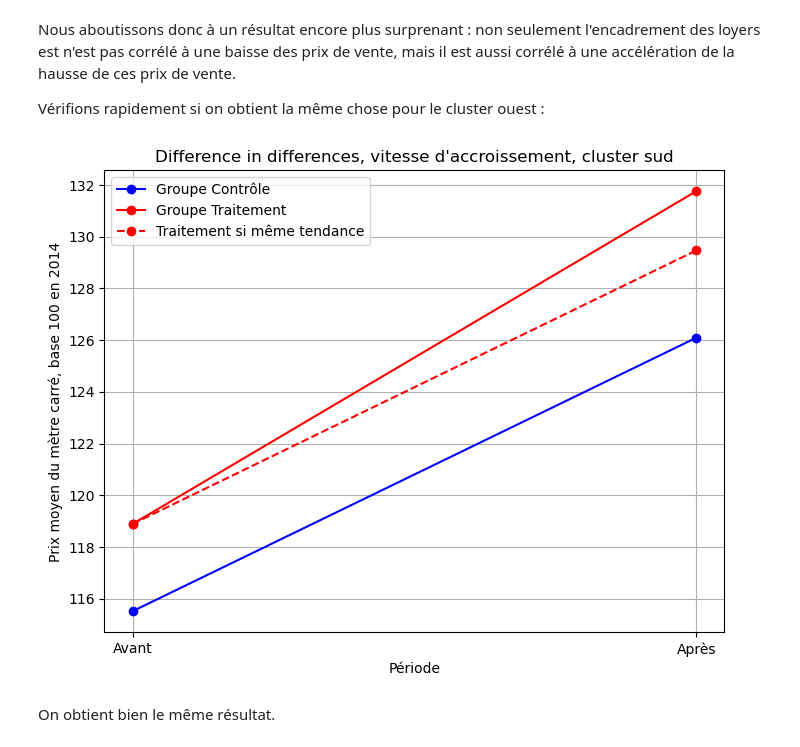
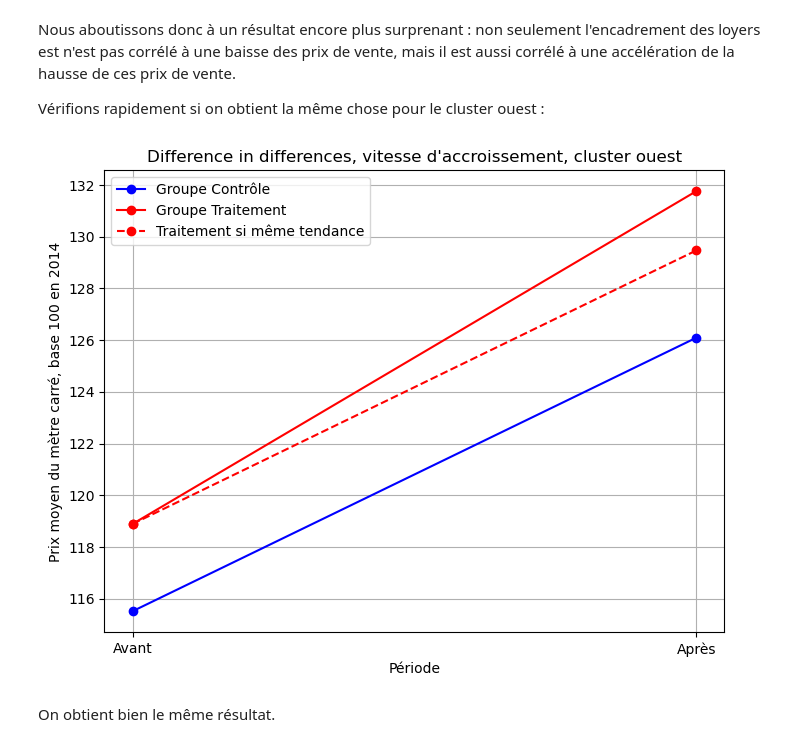
Before and after one commit to CaroLebrun/projet-python-2A, a Jupyter notebook: main.ipynb, the cells around one changed output. Drawn from its saved outputs; the diff is of its cells as text; code cells hidden in the pictures.

```diff
--- a/main.ipynb
+++ b/main.ipynb
@@ -973,11 +973,6 @@ See the caveats in the documentation: https://pandas.pydata.org/pandas-docs/stab
 # %% [markdown]
 On sépare nos observations selon qu'elles sont avant ou après le 1 juillet 2019, date de l'entrée en vigueur de l'encadrement des loyers. Puis on calcule les valeurs de notre variable d'intérêt pour le groupe contrôle avant et après traitement.
 # %%
-cutoff_date = pd.to_datetime("2019-07-01")
-
-crtl_ouest['periode'] = crtl_ouest['datemut'].apply(
-    lambda x: 0 if x < cutoff_date else 1
-)
 s1 = crtl_ouest[crtl_ouest['periode']==0]['prix_m2'].mean()
 s2 = crtl_ouest[crtl_ouest['periode']==1]['prix_m2'].mean()
 # %% [output]
@@ -989,11 +984,9 @@ See the caveats in the documentation: https://pandas.pydata.org/pandas-docs/stab
 # %% [markdown]
 On refait la même chose pour le groupe traitement avant et après traitement.
 # %%
-trtm_ouest['periode'] = trtm_ouest['datemut'].apply(
-    lambda x: 0 if x < cutoff_date else 1
-)
 p1 = trtm_ouest[trtm_ouest['periode']==0]['prix_m2'].mean()
 p2 = trtm_ouest[trtm_ouest['periode']==1]['prix_m2'].mean()
+list_val_ouest = [float(s1), float(s2), float(p1), float(p2)]
 # %% [output]
 A value is trying to be set on a copy of a slice from a DataFrame.
 Try using .loc[row_indexer,col_indexer] = value instead
@@ -1173,35 +1167,35 @@ df_pre_trtm_ouest = trtm_ouest[trtm_ouest['anneemut'].isin(['2018', '2019']) & t
 hausse_pre_crtl_ouest = df_pre_crtl_ouest['prix_m2'].mean() * 100 / base_100_crtl
 hausse_pre_trtm_ouest = df_pre_trtm_ouest['prix_m2'].mean() * 100 / base_100_trtm
 
 #Calcul de la hausse en 2019 - 2020
 df_post_crtl_ouest = crtl_ouest[crtl_ouest['anneemut'].isin(['2020', '2019']) & crtl_ouest['periode']==1]
 df_post_trtm_ouest = trtm_ouest[trtm_ouest['anneemut'].isin(['2020', '2019']) & trtm_ouest['periode']==1]
 
 hausse_post_crtl_ouest = df_post_crtl_ouest['prix_m2'].mean() * 100 / base_100_crtl
 hausse_post_trtm_ouest = df_post_trtm_ouest['prix_m2'].mean() * 100 / base_100_trtm
 
 
 periode = ['Avant', 'Après']
 
 # Création du graphique
 plt.figure(figsize=(8, 6))
 
 plt.plot(periode, [hausse_pre_crtl_ouest, hausse_post_crtl_ouest], marker='o', label='Groupe Contrôle', color='blue')
 plt.plot(periode, [hausse_pre_trtm_ouest, hausse_post_trtm_ouest], marker='o', label='Groupe Traitement', color='red')
 plt.plot(periode, [hausse_pre_trtm_ouest, hausse_pre_trtm_ouest + (hausse_post_crtl_ouest - hausse_pre_crtl_ouest)], linestyle='--',marker='o', label='Traitement si même tendance', color='red')
 #plt.plot([0.5, 0.5], [6000,12000], label='Traitement', color='black')
 
 
 plt.xlabel('Période')
 plt.ylabel('Prix moyen du mètre carré, base 100 en 2014')
-plt.title('Difference in differences, vitesse d\'accroissement, cluster sud')
+plt.title('Difference in differences, vitesse d\'accroissement, cluster ouest')
 plt.legend()
 
 # Afficher le graphique
 plt.grid(True)
 plt.show()
 # %% [output]
-[figure, old version]
+[figure, new version]
 # %% [markdown]
 On obtient bien le même résultat.
 # %% [markdown]
```
Also changed, not shown: parts of 14 cells of this notebook.
